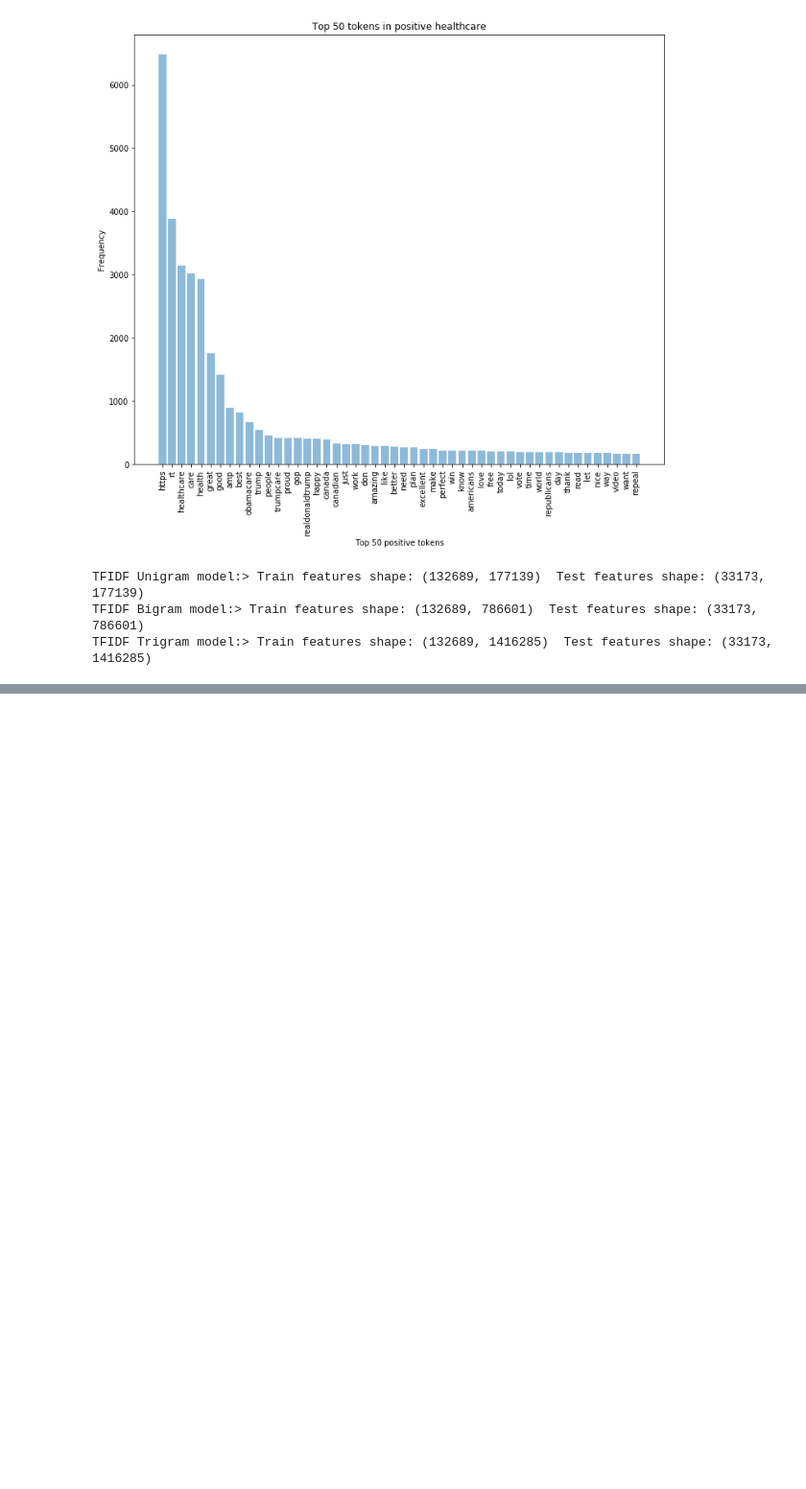
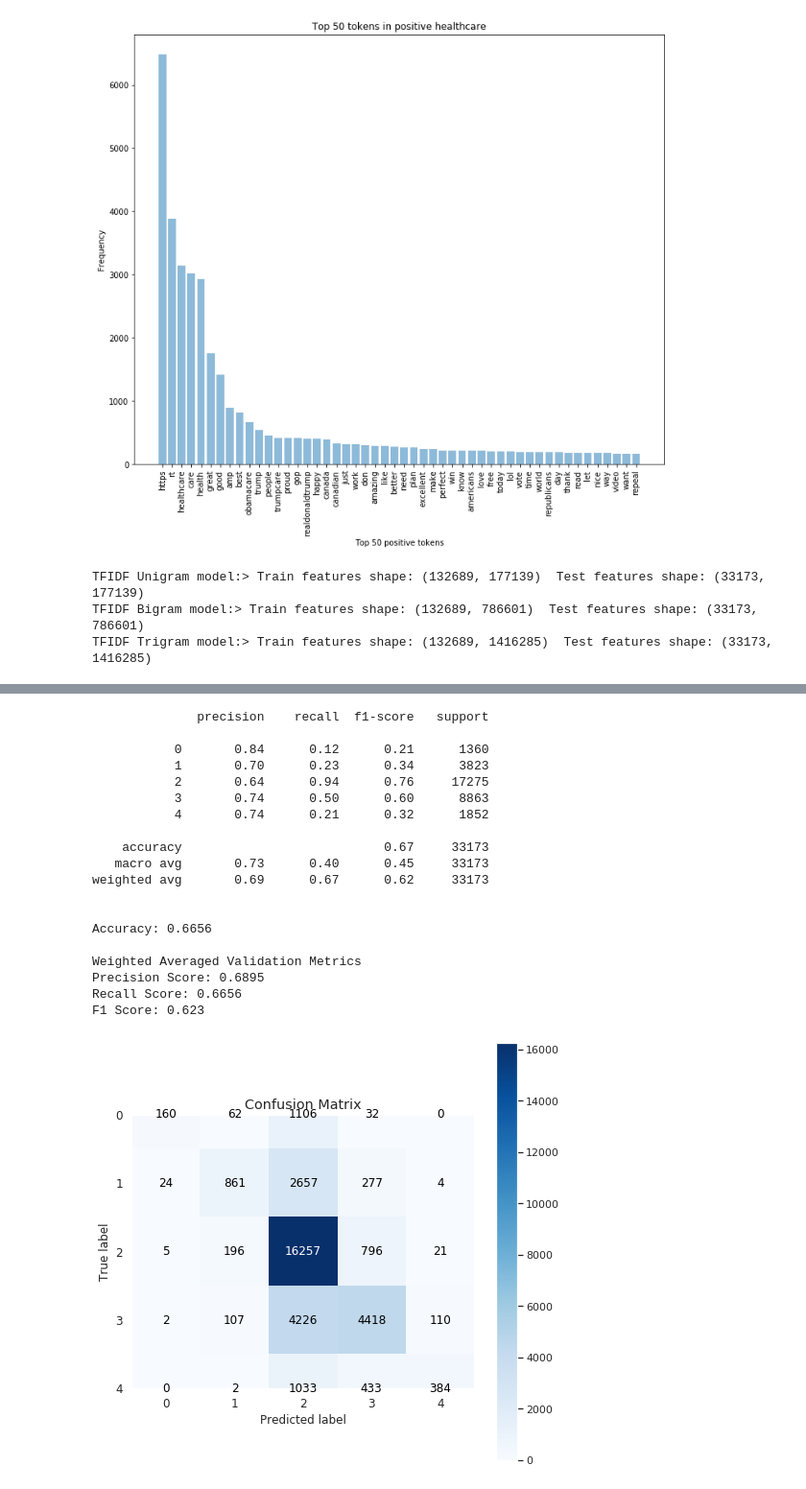
Before and after one commit to Bllizzard/Sentiment_Analysis, a Jupyter notebook: step4_NLP.ipynb, the cells around one changed output, grey strips where cells are left out. Shown at 96% size. Cells and saved outputs as stored; diff of their text form; code cells hidden in the pictures; blank space fills up the shorter version.

```diff
--- a/step4_NLP.ipynb
+++ b/step4_NLP.ipynb
@@ -786,0 +562,52 @@ Model Classification report:
+# %%
+# <2> Bigram LogisticRegression
+
+lr = LogisticRegression(multi_class = 'ovr', solver = 'sag', random_state=1)
+lr.fit(tv2_train_features,sentiments_train) # Bigram
+predictions = lr.predict(tv2_test_features) # Bigram
+
+print(classification_report(sentiments_test, predictions))
+
+print()
+print('Accuracy:', np.round(accuracy_score(sentiments_test, predictions),4))
+
+print()
+print("Weighted Averaged Validation Metrics")
+print('Precision Score:', np.round(precision_score(sentiments_test, predictions,average='weighted'),4))
+print('Recall Score:', np.round(recall_score(sentiments_test, predictions,average='weighted'),4))
+print('F1 Score:', np.round(f1_score(sentiments_test, predictions,average='weighted'),4))
+
+print()
+from sklearn.metrics import confusion_matrix
+import scikitplot as skplt
+sns.set(rc={'figure.figsize':(8,8)})
+skplt.metrics.plot_confusion_matrix(sentiments_test, predictions)
+
+performace_metrics.loc['logisticRegression_Bigram']['accuracy'] = accuracy_score(sentiments_test, predictions)
+performace_metrics.loc['logisticRegression_Bigram']['precision'] = precision_score(sentiments_test, predictions,
+                                                                                  average='micro')
+performace_metrics.loc['logisticRegression_Bigram']['recall'] = recall_score(sentiments_test, predictions,
+                                                                            average='micro')
+performace_metrics.loc['logisticRegression_Bigram']['F1_score'] = f1_score(sentiments_test, predictions,
+                                                                            average='micro')
+# %% [output]
+              precision    recall  f1-score   support
+
+           0       0.84      0.12      0.21      1360
+           1       0.70      0.23      0.34      3823
+           2       0.64      0.94      0.76     17275
+           3       0.74      0.50      0.60      8863
+           4       0.74      0.21      0.32      1852
+
+    accuracy                           0.67     33173
+   macro avg       0.73      0.40      0.45     33173
+weighted avg       0.69      0.67      0.62     33173
+
+
+Accuracy: 0.6656
+
+Weighted Averaged Validation Metrics
+Precision Score: 0.6895
+Recall Score: 0.6656
+F1 Score: 0.623
+[figure, added]
```
Also changed, not shown: parts of 33 cells of this notebook.
